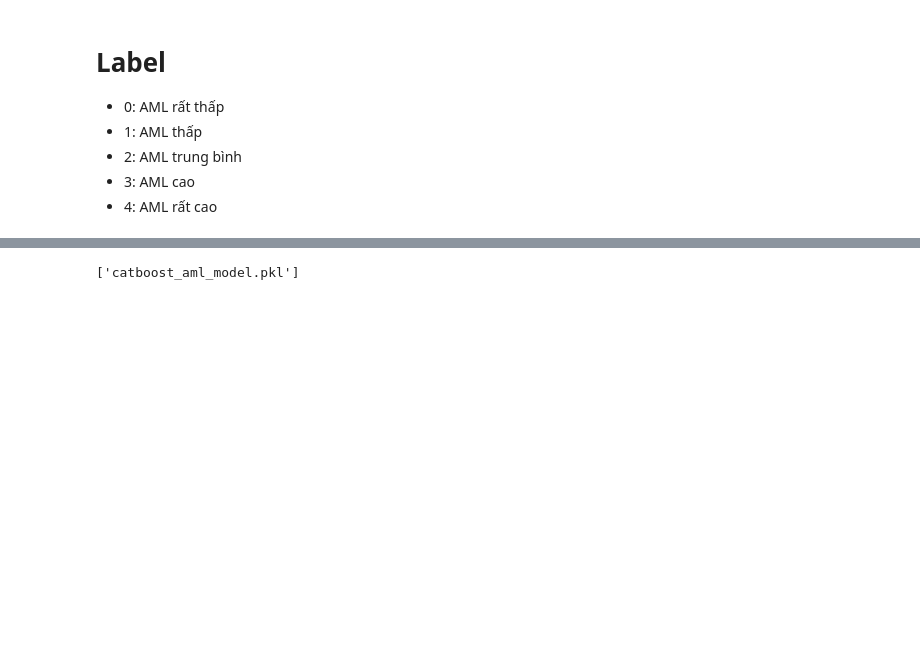
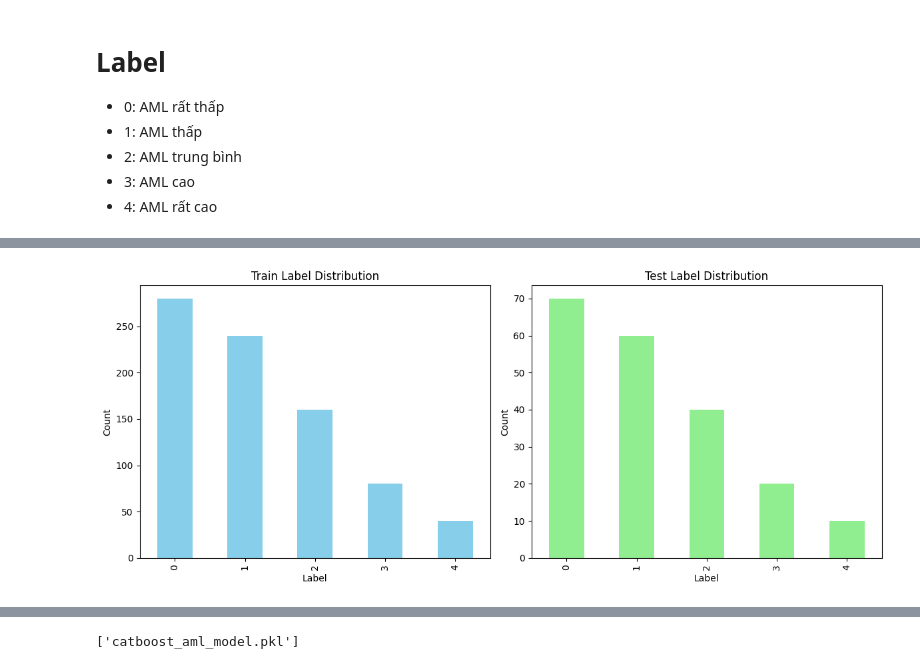
Before and after one commit to hoivd/VPBankHackathon, a Jupyter notebook: notebooks/dataset_task_2_xgboost.ipynb, the cells around one changed output, grey strips where cells are left out. Drawn from its saved outputs; the diff is of its cells as text; code cells hidden in the pictures; blank space fills up the shorter version.

```diff
--- a/notebooks/dataset_task_2_xgboost.ipynb
+++ b/notebooks/dataset_task_2_xgboost.ipynb
@@ -352,10 +360,0 @@ for col in categorical_features:
-# %%
-import pandas as pd
-
-# Kiểm tra các cột có None/NaN
-cols_with_nan = X_train.columns[X_train.isnull().any()]
-print("Các cột có None/NaN trong X_train:", list(cols_with_nan))
-
-for col in cols_with_nan:
-    nan_count = X_train[col].isnull().sum()
-    print(f"Cột '{col}' có {nan_count} giá trị NaN hoặc None")
@@ -389,8 +360,0 @@ dtype: object
-# %%
-num_cols = X_train.select_dtypes(include=['number']).columns
-for col in num_cols:
-    if X_train[col].isnull().any():
-        print(f"Cột số '{col}' có NaN!")
-# %%
-for col in cols_with_nan:
-    print(X_train[[col]].dropna().head())
@@ -452,0 +385,70 @@ weighted avg       0.82      0.82      0.82       200
+# %%
+# Chuẩn bị dữ liệu cho CatBoost
+features = [col for col in train_df.columns if col not in ['label', 'total_score', 'risk_reason']]
+X_train = train_df[features]
+y_train = train_df['label']
+X_test = test_df[features]
+y_test = test_df['label']
+
+# Xác định các cột phân loại
+categorical_features = [
+    'residence_area', 'occupation',
+    'per_violation_type_1', 'per_violation_type_2', 'per_violation_type_3', 'per_violation_type_4', 'per_violation_type_5',
+    'per_legal_status_1', 'per_legal_status_2', 'per_legal_status_3', 'per_legal_status_4', 'per_legal_status_5',
+    'per_role_1', 'per_role_2', 'per_role_3', 'per_role_4', 'per_role_5',
+    'org_violation_type_1', 'org_violation_type_2', 'org_violation_type_3', 'org_violation_type_4', 'org_violation_type_5',
+    'org_legal_status_1', 'org_legal_status_2', 'org_legal_status_3', 'org_legal_status_4', 'org_legal_status_5',
+    'org_role_1', 'org_role_2', 'org_role_3', 'org_role_4', 'org_role_5'
+]
+
+# Tạo Pool cho CatBoost
+train_pool = Pool(X_train, y_train, cat_features=categorical_features)
+test_pool = Pool(X_test, y_test, cat_features=categorical_features)
+
+# Khởi tạo và huấn luyện mô hình CatBoost
+model = CatBoostClassifier(
+    iterations=1000,
+    learning_rate=0.1,
+    depth=6,
+    loss_function='MultiClass',
+    verbose=100,
+    random_seed=2025
+)
+model.fit(train_pool)
+
+# Đánh giá mô hình
+y_pred = model.predict(test_pool)
+accuracy = accuracy_score(y_test, y_pred)
+precision, recall, f1, _ = precision_recall_fscore_support(y_test, y_pred, average='weighted')
+conf_matrix = confusion_matrix(y_test, y_pred)
+
+print("\nModel Evaluation:")
+print(f"Accuracy: {accuracy:.4f}")
+print(f"Precision: {precision:.4f}")
+print(f"Recall: {recall:.4f}")
+print(f"F1-Score: {f1:.4f}")
+print("\nConfusion Matrix:")
+print(conf_matrix)
+
+# Vẽ biểu đồ phân bố nhãn
+plt.figure(figsize=(12, 5))
+plt.subplot(1, 2, 1)
+train_df['label'].value_counts().sort_index().plot(kind='bar', title='Train Label Distribution', color='skyblue')
+plt.xlabel('Label')
+plt.ylabel('Count')
+
+plt.subplot(1, 2, 2)
+test_df['label'].value_counts().sort_index().plot(kind='bar', title='Test Label Distribution', color='lightgreen')
+plt.xlabel('Label')
+plt.ylabel('Count')
+plt.tight_layout()
+plt.show()
+
+# Vẽ ma trận nhầm lẫn
+plt.figure(figsize=(8, 6))
+sns.heatmap(conf_matrix, annot=True, fmt='d', cmap='Blues', xticklabels=[0, 1, 2, 3, 4], yticklabels=[0, 1, 2, 3, 4])
+plt.title('Confusion Matrix')
+plt.xlabel('Predicted')
+plt.ylabel('True')
+plt.show()
+# %% [output]
@@ -452,0 +472 @@ weighted avg       0.82      0.82      0.82       200
+[figure, added]
```
Also changed, not shown: parts of 20 cells of this notebook.
